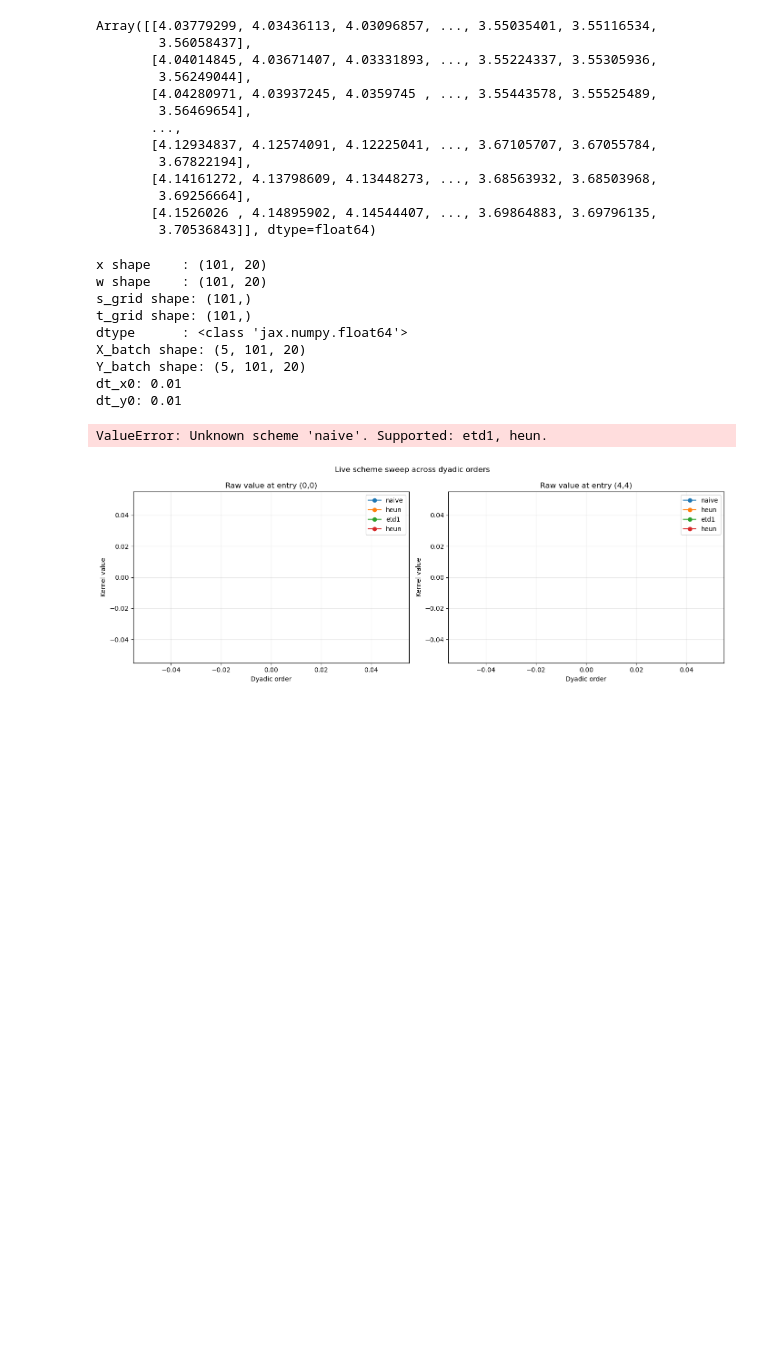
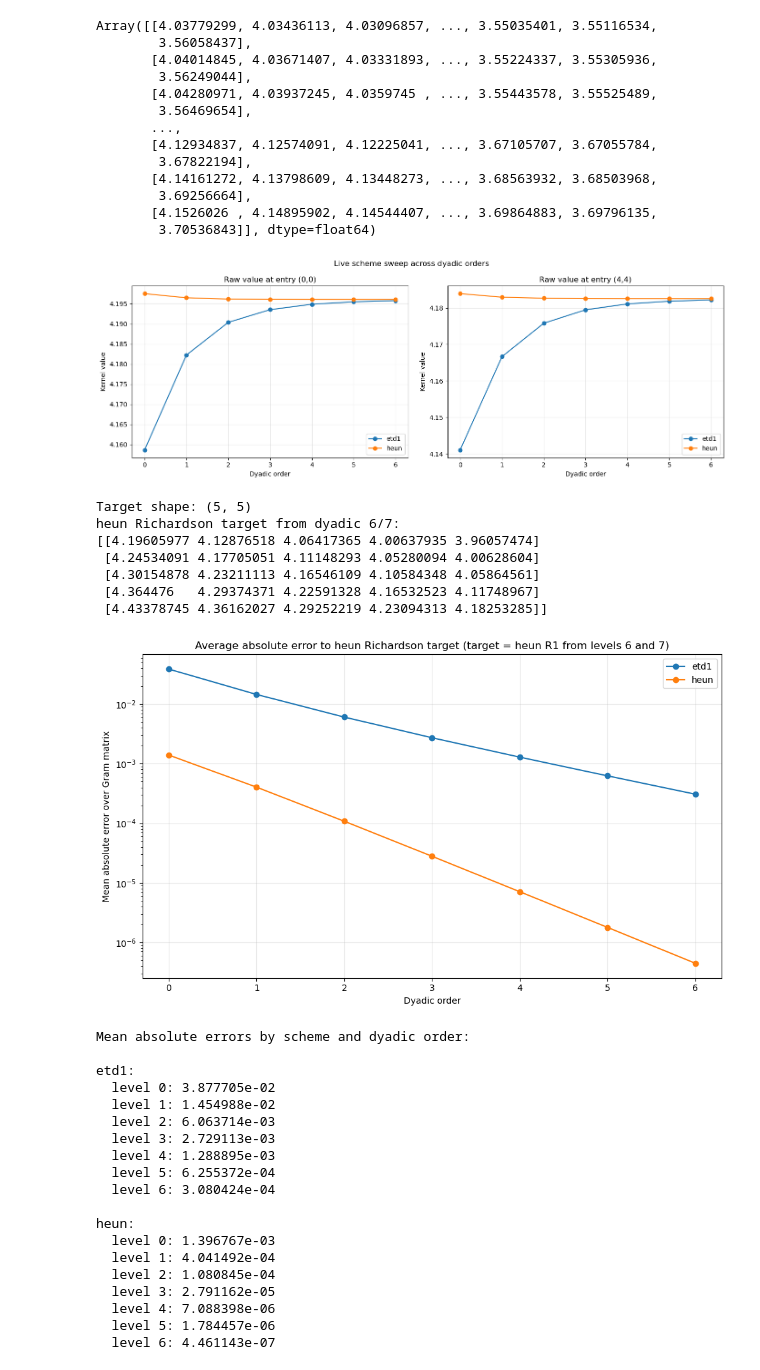
Before and after one commit to hagerpa/tensordev, a Jupyter notebook: notebooks/vsig.ipynb, the cells around one changed output. Drawn from its saved outputs; the diff is of its cells as text; code cells hidden in the pictures; blank space fills up the shorter version.

```diff
--- a/notebooks/vsig.ipynb
+++ b/notebooks/vsig.ipynb
@@ -134,8 +146,8 @@ absolute difference: [7.99360578e-15]
 # so the actual number of grid points is Ns + 1 and Nt + 1.
 
 dtype = jnp.float64
-Ns = 100
-Nt = 100
+Ns = 1000
+Nt = 1000
 d_det = d
 
 s_grid = jnp.linspace(0.0, 1.0, Ns + 1, dtype=dtype)
@@ -254,7 +266,7 @@ Ns = 100
 Nt = 100
 
 dyadic_order = 0
-backend = "wavefront"   # Torch 'solver_type = "naive"' mapped to the scan backend
+backend = "scan"   # Torch 'solver_type = "naive"' mapped to the scan backend
 scheme = "heun"
 
 lambda1 = 1.0
@@ -295,5 +307,6 @@ sigker_coupled = FSSKSigKernel(
     backend=backend,
     dyadic_order=dyadic_order,
     scheme=scheme,
-    precompute_propagators=True
+    precompute_propagators=True,
+    num_devices=8
 )
@@ -369,7 +372,7 @@ from IPython.display import clear_output, display
 import jax
 import jax.numpy as jnp
 
-from tensordev.volterra.fssk.vsig_kernel_beta import FSSKSigKernel
+from tensordev.kernel.fssk import FSSKSigKernel
 from tensordev.volterra.fssk.kernels import FSSKKernel
 
 
@@ -460,15 +463,11 @@ print("dt_y0:", dt_y0)
 
 
 SCHEMES = [
-    "naive",
-    "heun",
     "etd1",
     "heun",
 ]
 
 RICHARDSON_ORDER = {
-    "naive": 1,
-    "heun": 2,
     "etd1": 1,
     "heun": 2,
 }
@@ -619,55 +618,72 @@ def plot_avg_abs_error_to_target(raw_results, target, schemes=SCHEMES, title_suf
 
 
 # ------------------------------------------------------------
-# Run sweep up to dyadic 7
+# Run sweep up to dyadic 6
 # ------------------------------------------------------------
 
 raw_results = run_scheme_sweep_live_notebook(
     schemes=SCHEMES,
-    max_dyadic_order=6,   # need levels 6 and 7
+    max_dyadic_order=6,
     entries=((0, 0), (4, 4)),
     sleep_time=0.1,
 )
 
 results = build_extrapolated_results(raw_results, RICHARDSON_ORDER)
 
 # ------------------------------------------------------------
 # Target = heun Richardson extrapolation from dyadic 6 and 7
 # ------------------------------------------------------------
 
-# Since raw levels are 0..7, R1[-1] is the Richardson extrapolation using levels 6 and 7.
-target_heun_67 = results["heun"]["R1"][-1]
+# Since raw levels are 0..7, R1[-1] is the Richardson extrapolation using levels 5 and 6.
+target_heun_56 = results["heun"]["R1"][-1]
 
-print("Target shape:", target_heun_67.shape)
+print("Target shape:", target_heun_56.shape)
 print("heun Richardson target from dyadic 6/7:")
-print(target_heun_67)
+print(target_heun_56)
 
 # ------------------------------------------------------------
 # Plot average absolute error in log scale
 # ------------------------------------------------------------
 
 error_summary = plot_avg_abs_error_to_target(
     raw_results,
-    target_heun_67,
+    target_heun_56,
     schemes=SCHEMES,
     title_suffix=" (target = heun R1 from levels 6 and 7)",
 )
 
 # Optional: print the numeric errors
 print("\nMean absolute errors by scheme and dyadic order:")
 for scheme, errs in error_summary.items():
     print(f"\n{scheme}:")
     for ell, err in enumerate(errs):
         print(f"  level {ell}: {err:.6e}")
 # %% [output]
+[figure, new version]
-x shape    : (101, 20)
-w shape    : (101, 20)
-s_grid shape: (101,)
-t_grid shape: (101,)
-dtype      : <class 'jax.numpy.float64'>
-X_batch shape: (5, 101, 20)
-Y_batch shape: (5, 101, 20)
-dt_x0: 0.01
-dt_y0: 0.01
+Target shape: (5, 5)
+heun Richardson target from dyadic 6/7:
+[[4.19605977 4.12876518 4.06417365 4.00637935 3.96057474]
+ [4.24534091 4.17705051 4.11148293 4.05280094 4.00628604]
+ [4.30154878 4.23211113 4.16546109 4.10584348 4.05864561]
+ [4.364476   4.29374371 4.22591328 4.16532523 4.11748967]
+ [4.43378745 4.36162027 4.29252219 4.23094313 4.18253285]]
+[figure, added]
-ValueError: Unknown scheme 'naive'. Supported: etd1, heun.
+Mean absolute errors by scheme and dyadic order:
+
+etd1:
+  level 0: 3.877705e-02
+  level 1: 1.454988e-02
+  level 2: 6.063714e-03
+  level 3: 2.729113e-03
+  level 4: 1.288895e-03
+  level 5: 6.255372e-04
+  level 6: 3.080424e-04
+
+heun:
+  level 0: 1.396767e-03
+  level 1: 4.041492e-04
+  level 2: 1.080845e-04
+  level 3: 2.791162e-05
+  level 4: 7.088398e-06
+  level 5: 1.784457e-06
+  level 6: 4.461143e-07
-[figure, old version]
```
Also changed, not shown: parts of 10 cells of this notebook, 5 other files.
